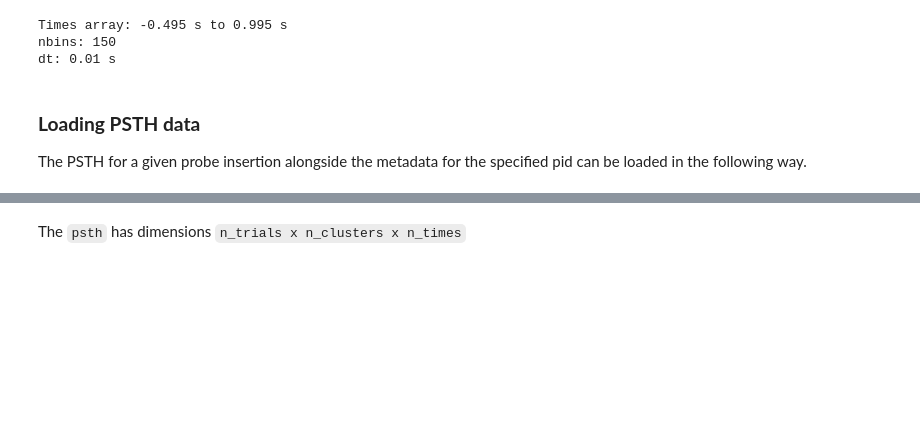
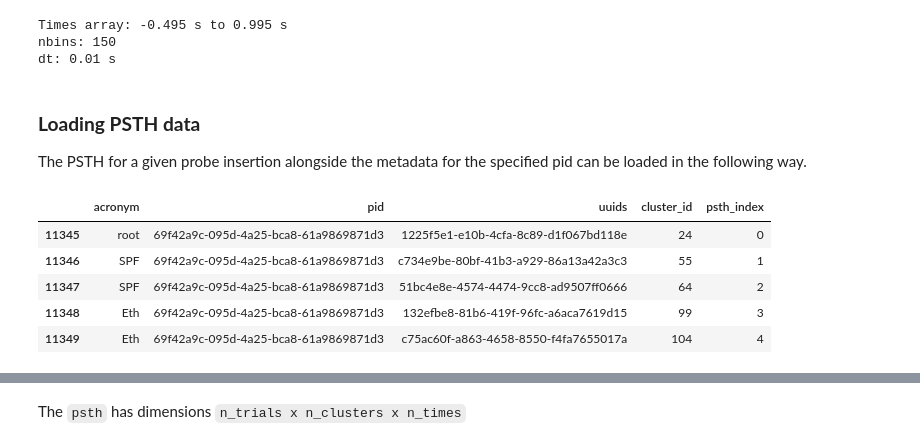
Before and after one commit to Its-Fate/IBL-Project, a Jupyter notebook: projects/neurons/IBL_BWM_Neuromatch_tutorial.ipynb, the cells around one changed output, grey strips where cells are left out. Cells and saved outputs as stored; diff of their text form; code cells hidden in the pictures; blank space fills up the shorter version.

```diff
--- a/projects/neurons/IBL_BWM_Neuromatch_tutorial.ipynb
+++ b/projects/neurons/IBL_BWM_Neuromatch_tutorial.ipynb
@@ -489,3 +500,12 @@ The PSTH for a given probe insertion alongside the metadata for the specified pi
 # %%
 pid = '69f42a9c-095d-4a25-bca8-61a9869871d3'
 psth, cluster_pid, trial_pid = get_psth_for_insertion(pid, meta)
+# %%
+cluster_pid.head()
+# %% [output]
+|  | acronym | pid | uuids | cluster_id | psth_index |
+| 11345 | root | 69f42a9c-095d-4a25-bca8-61a9869871d3 | 1225f5e1-e10b-4cfa-8c89-d1f067bd118e | 24 | 0 |
+| 11346 | SPF | 69f42a9c-095d-4a25-bca8-61a9869871d3 | c734e9be-80bf-41b3-a929-86a13a42a3c3 | 55 | 1 |
+| 11347 | SPF | 69f42a9c-095d-4a25-bca8-61a9869871d3 | 51bc4e8e-4574-4474-9cc8-ad9507ff0666 | 64 | 2 |
+| 11348 | Eth | 69f42a9c-095d-4a25-bca8-61a9869871d3 | 132efbe8-81b6-419f-96fc-a6aca7619d15 | 99 | 3 |
+| 11349 | Eth | 69f42a9c-095d-4a25-bca8-61a9869871d3 | c75ac60f-a863-4658-8550-f4fa7655017a | 104 | 4 |
```
Also changed, not shown: parts of 9 cells of this notebook.
